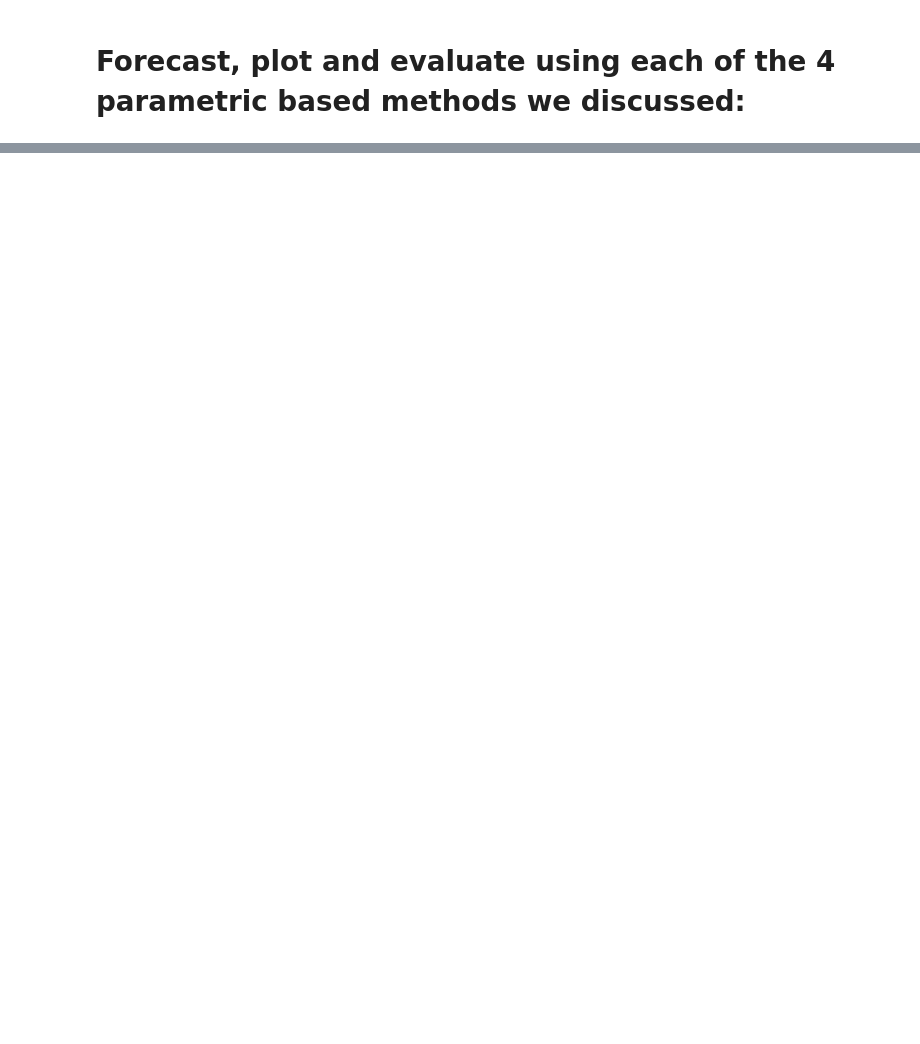
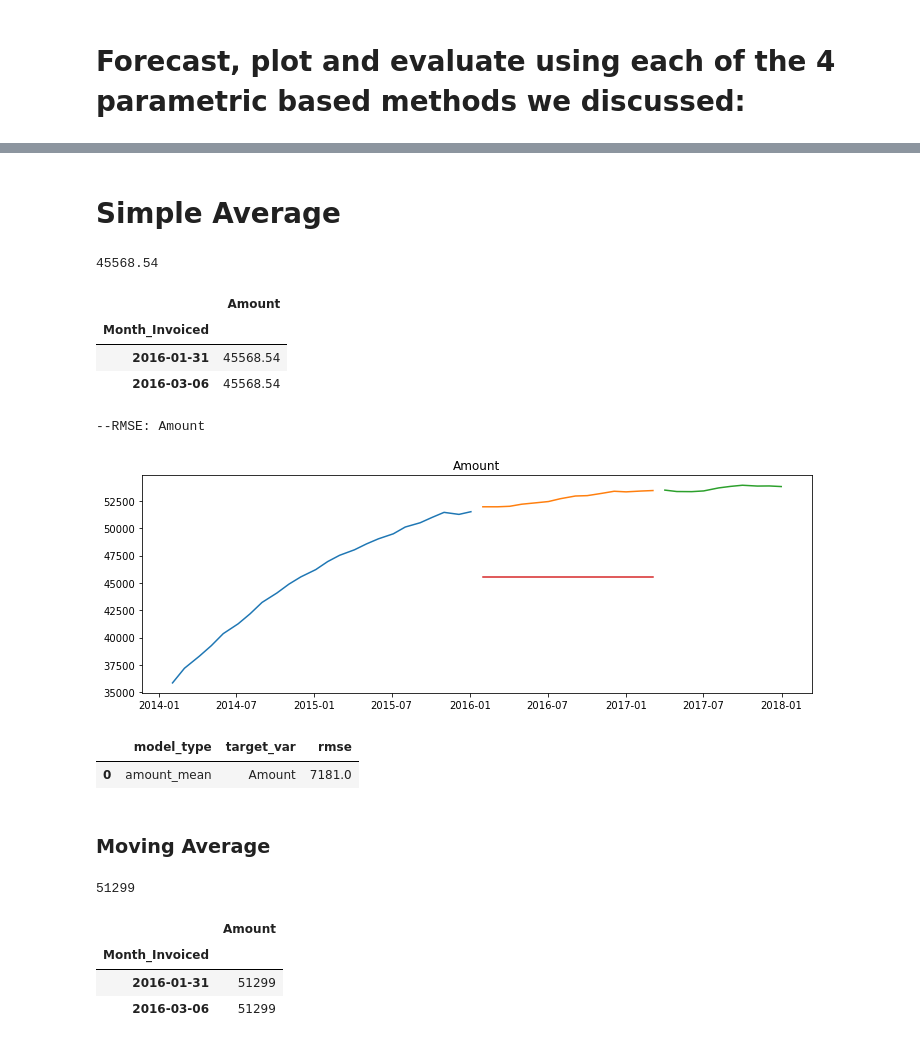
Before and after one commit to joshuamchavez2/time-series-analysis, a Jupyter notebook: model.ipynb, the cells around one changed output, grey strips where cells are left out. Saved outputs shown, nothing was run; the diff lists cells and outputs as text; code cells hidden in the pictures; blank space fills up the shorter version.

```diff
--- a/model.ipynb
+++ b/model.ipynb
@@ -155,0 +177,28 @@ test.shape
+# %%
+def plot_samples(target_var):
+    '''
+    this function wil plot the train, validate and test values for a single varibable across all dates
+    '''
+    plt.figure(figsize=(12, 4))
+    plt.plot(train[target_var])
+    plt.plot(validate[target_var])
+    plt.plot(test[target_var])
+    plt.title(target_var)
+# %%
+def evaluate(target_var):
+    '''
+    Creating a function to grab rmse
+    '''
+    rmse = round(sqrt(mean_squared_error(validate[target_var], yhat_df[target_var])), 0)
+    return rmse
+# %%
+def plot_and_eval(target_var):
+    '''
+    a function to evaluate forecasts by computing the rmse and plot train and validate along with predictions
+    '''
+    plot_samples(target_var)
+    plt.plot(yhat_df[target_var])
+    plt.title(target_var)
+    rmse = evaluate(target_var)
+    print(f'--RMSE: {target_var}')
+    plt.show()
@@ -155,0 +224,11 @@ test.shape
+# %% [markdown]
+# Simple Average
+# %%
+# Setting out Target as Amount
+target_var = "Amount"
+# %%
+# taking the average of amount from TRAIN
+amount_mean = round(train.Amount.mean(), 2)
+amount_mean
+# %% [output]
+45568.54
@@ -155,0 +238,12 @@ test.shape
+# %%
+yhat_df.head(2)
+# %% [output]
+|  | Amount |
+| Month_Invoiced |  |
+| 2016-01-31 | 45568.54 |
+| 2016-03-06 | 45568.54 |
+# %%
+plot_and_eval(target_var)
+# %% [output]
+--RMSE: Amount
+[figure, added]
@@ -155,0 +252,13 @@ test.shape
+# %%
+eval_df
+# %% [output]
+|  | model_type | target_var | rmse |
+| 0 | amount_mean | Amount | 7181.0 |
+# %% [markdown]
+### Moving Average
+# %%
+period = 4 # In Weeks
+amount_4week_rolling = round(train['Amount'].rolling(period).mean().iloc[-1])
+amount_4week_rolling
+# %% [output]
+51299
@@ -155,0 +268,7 @@ test.shape
+# %%
+yhat_df.head(2)
+# %% [output]
+|  | Amount |
+| Month_Invoiced |  |
+| 2016-01-31 | 51299 |
+| 2016-03-06 | 51299 |
```
Also changed, not shown: parts of 37 cells of this notebook, 1 other file.
